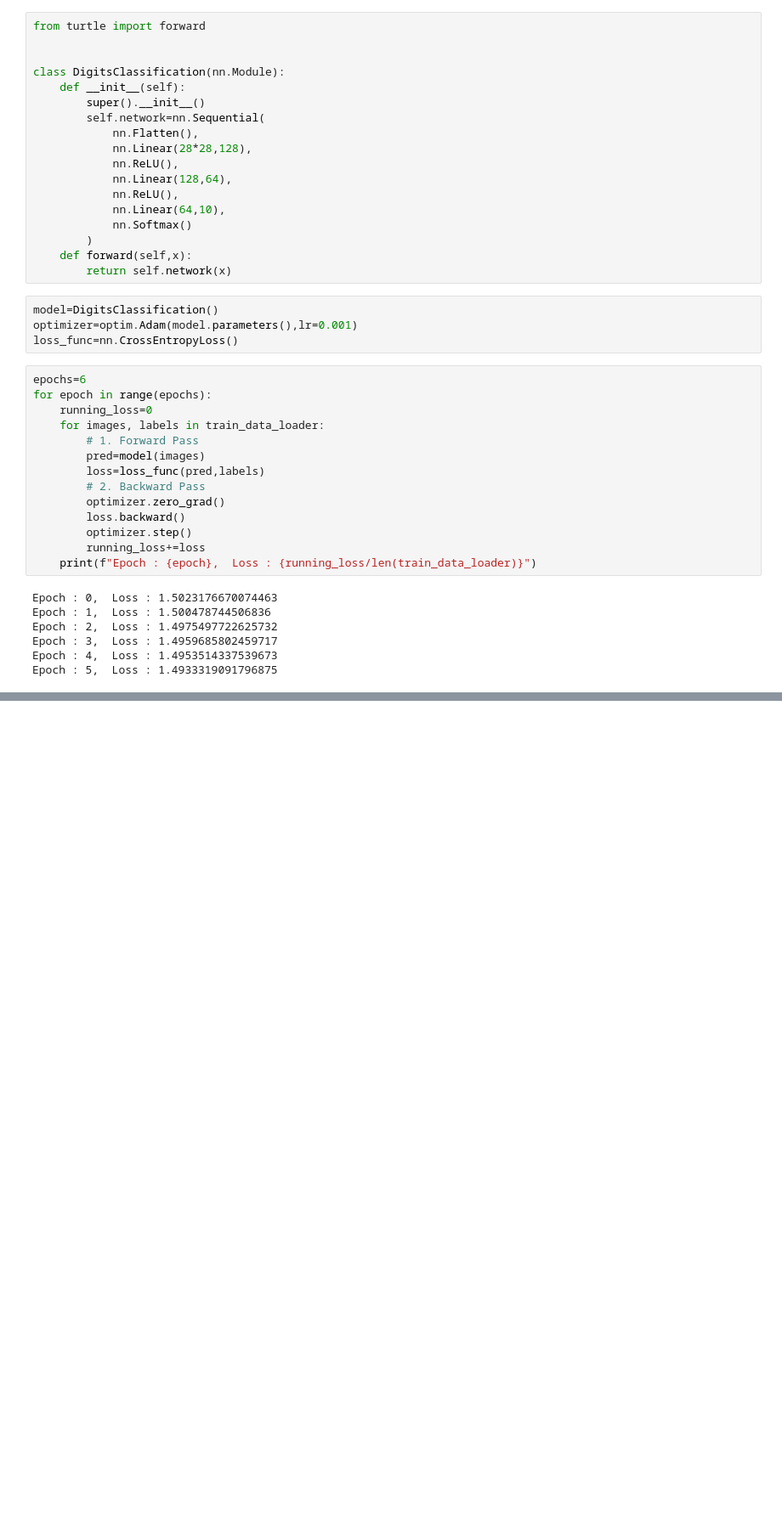
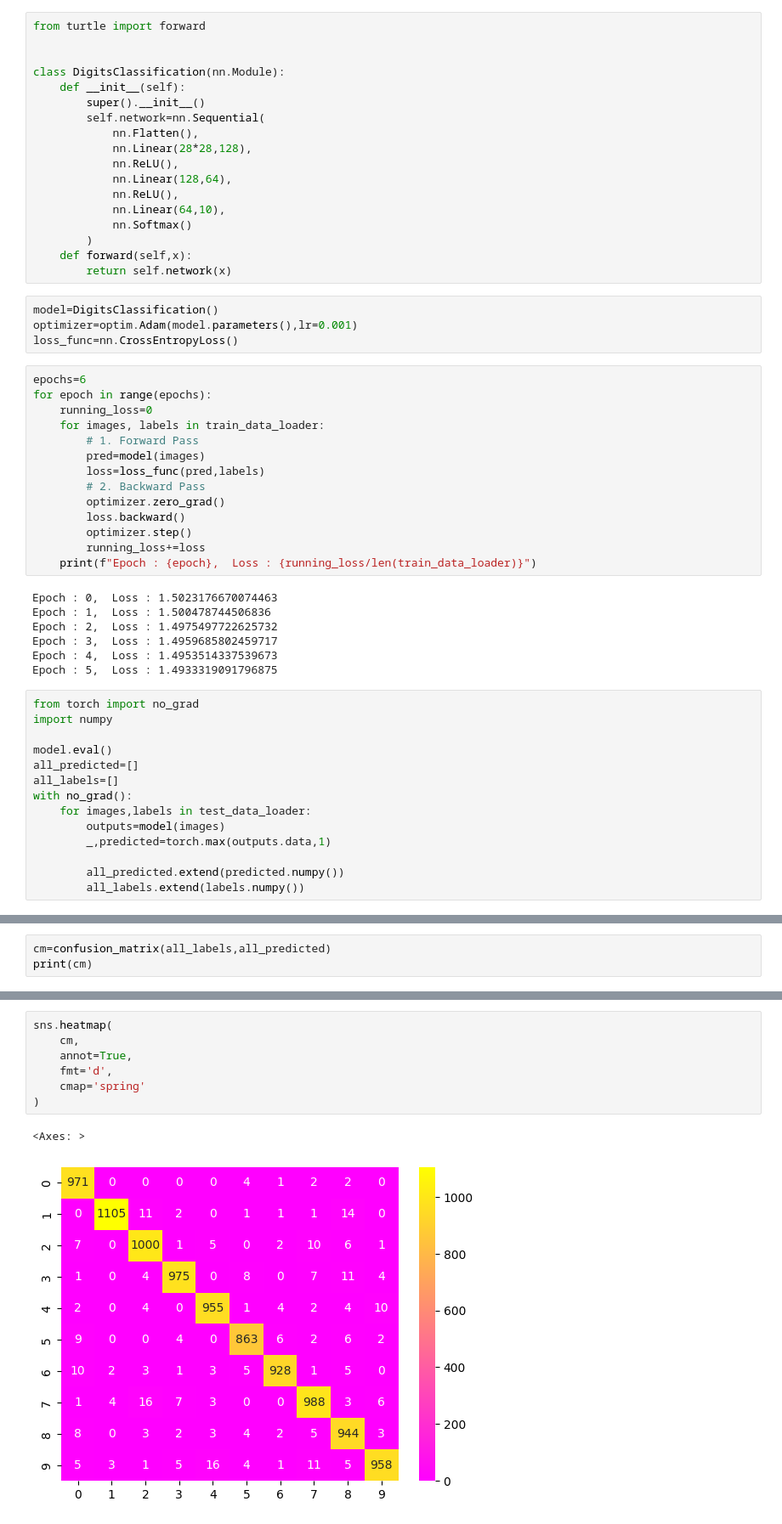
Before and after one commit to trijesh61/Pytorch-Practice, a Jupyter notebook: Hand Written Digits Classification.ipynb, the cells around one changed output, grey strips where cells are left out. Shown at 85% size. Drawn from its saved outputs; the diff is of its cells as text; blank space fills up the shorter version.

```diff
--- a/Hand Written Digits Classification.ipynb
+++ b/Hand Written Digits Classification.ipynb
@@ -121,3 +121,17 @@ Epoch : 2,  Loss : 1.4975497722625732
 Epoch : 3,  Loss : 1.4959685802459717
 Epoch : 4,  Loss : 1.4953514337539673
 Epoch : 5,  Loss : 1.4933319091796875
+# %%
+from torch import no_grad
+import numpy
+
+model.eval()
+all_predicted=[]
+all_labels=[]
+with no_grad():
+    for images,labels in test_data_loader:
+        outputs=model(images)
+        _,predicted=torch.max(outputs.data,1)
+
+        all_predicted.extend(predicted.numpy())
+        all_labels.extend(labels.numpy())
@@ -123,0 +158,3 @@ Epoch : 5,  Loss : 1.4933319091796875
+# %%
+cm=confusion_matrix(all_labels,all_predicted)
+print(cm)
@@ -123,0 +172,10 @@ Epoch : 5,  Loss : 1.4933319091796875
+# %%
+sns.heatmap(
+    cm,
+    annot=True,
+    fmt='d',
+    cmap='spring'
+)
+# %% [output]
+<Axes: >
+[figure, added]
```
Also changed, not shown: parts of 2 cells of this notebook.
